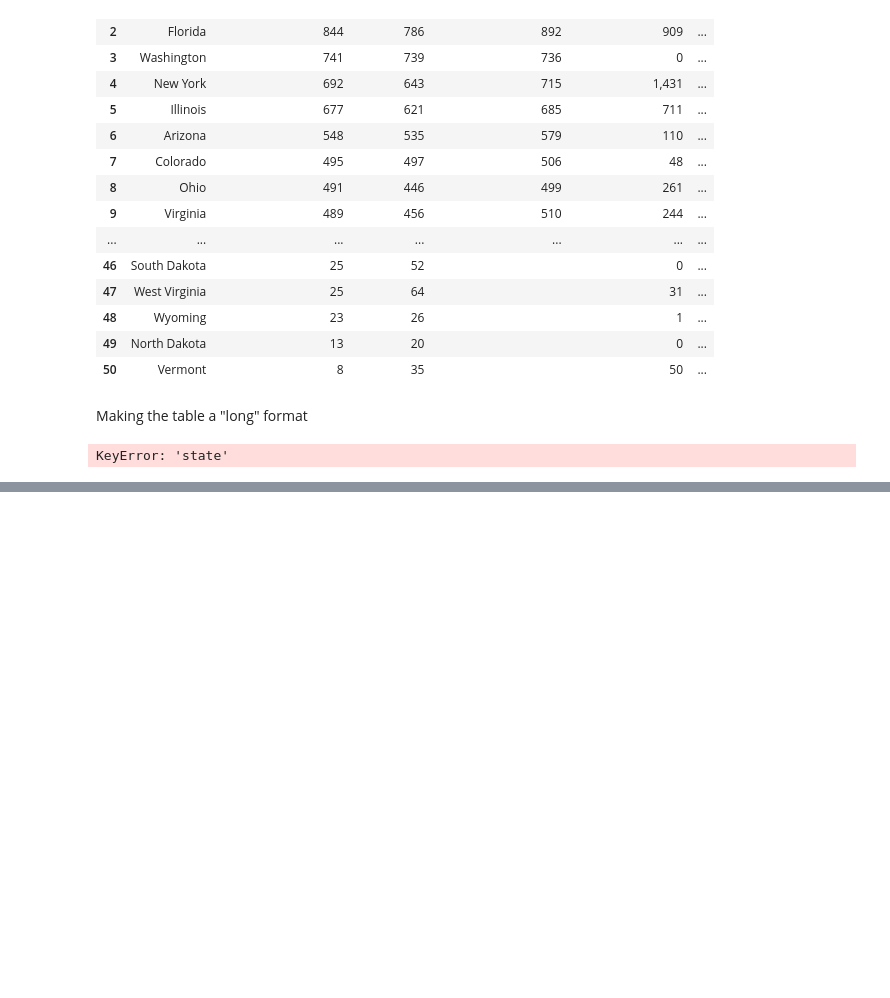
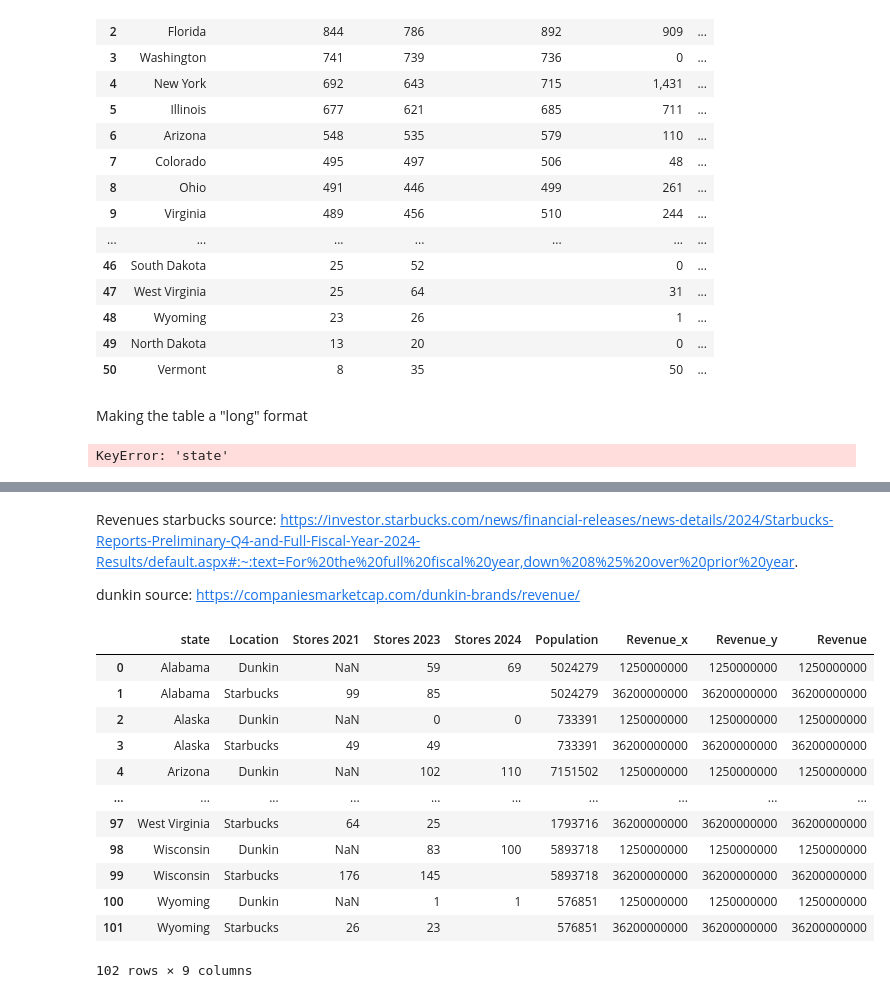
Before and after one commit to davisbove/GSB_544, a Jupyter notebook: Lab 4/Lab_4.ipynb, the cells around one changed output, grey strips where cells are left out. Cells and saved outputs as stored; diff of their text form; code cells hidden in the pictures; blank space fills up the shorter version.

```diff
--- a/Lab 4/Lab_4.ipynb
+++ b/Lab 4/Lab_4.ipynb
@@ -284,3 +284,26 @@ bigger_table
 | 94 | Wyoming | Dunkin | NaN | 1 | 1 | 576851 |
 | 48 | Wyoming | Starbucks | 26 | 23 |  | 576851 |
 102 rows × 6 columns
+# %% [markdown]
+Revenues
+starbucks source: https://investor.starbucks.com/news/financial-releases/news-details/2024/Starbucks-Reports-Preliminary-Q4-and-Full-Fiscal-Year-2024-Results/default.aspx#:~:text=For%20the%20full%20fiscal%20year,down%208%25%20over%20prior%20year.
+
+dunkin source: https://companiesmarketcap.com/dunkin-brands/revenue/
+# %%
+revenues = pd.DataFrame({"Location": ["Starbucks", "Dunkin"], "Revenue" : [36200000000, 1250000000]})
+bigger_table = bigger_table.merge(revenues, on = "Location")
+bigger_table
+# %% [output]
+|  | state | Location | Stores 2021 | Stores 2023 | Stores 2024 | Population | Revenue_x | Revenue_y | Revenue |
+| 0 | Alabama | Dunkin | NaN | 59 | 69 | 5024279 | 1250000000 | 1250000000 | 1250000000 |
+| 1 | Alabama | Starbucks | 99 | 85 |  | 5024279 | 36200000000 | 36200000000 | 36200000000 |
+| 2 | Alaska | Dunkin | NaN | 0 | 0 | 733391 | 1250000000 | 1250000000 | 1250000000 |
+| 3 | Alaska | Starbucks | 49 | 49 |  | 733391 | 36200000000 | 36200000000 | 36200000000 |
+| 4 | Arizona | Dunkin | NaN | 102 | 110 | 7151502 | 1250000000 | 1250000000 | 1250000000 |
+| ... | ... | ... | ... | ... | ... | ... | ... | ... | ... |
+| 97 | West Virginia | Starbucks | 64 | 25 |  | 1793716 | 36200000000 | 36200000000 | 36200000000 |
+| 98 | Wisconsin | Dunkin | NaN | 83 | 100 | 5893718 | 1250000000 | 1250000000 | 1250000000 |
+| 99 | Wisconsin | Starbucks | 176 | 145 |  | 5893718 | 36200000000 | 36200000000 | 36200000000 |
+| 100 | Wyoming | Dunkin | NaN | 1 | 1 | 576851 | 1250000000 | 1250000000 | 1250000000 |
+| 101 | Wyoming | Starbucks | 26 | 23 |  | 576851 | 36200000000 | 36200000000 | 36200000000 |
+102 rows × 9 columns
```
Also changed, not shown: parts of 4 cells of this notebook.
